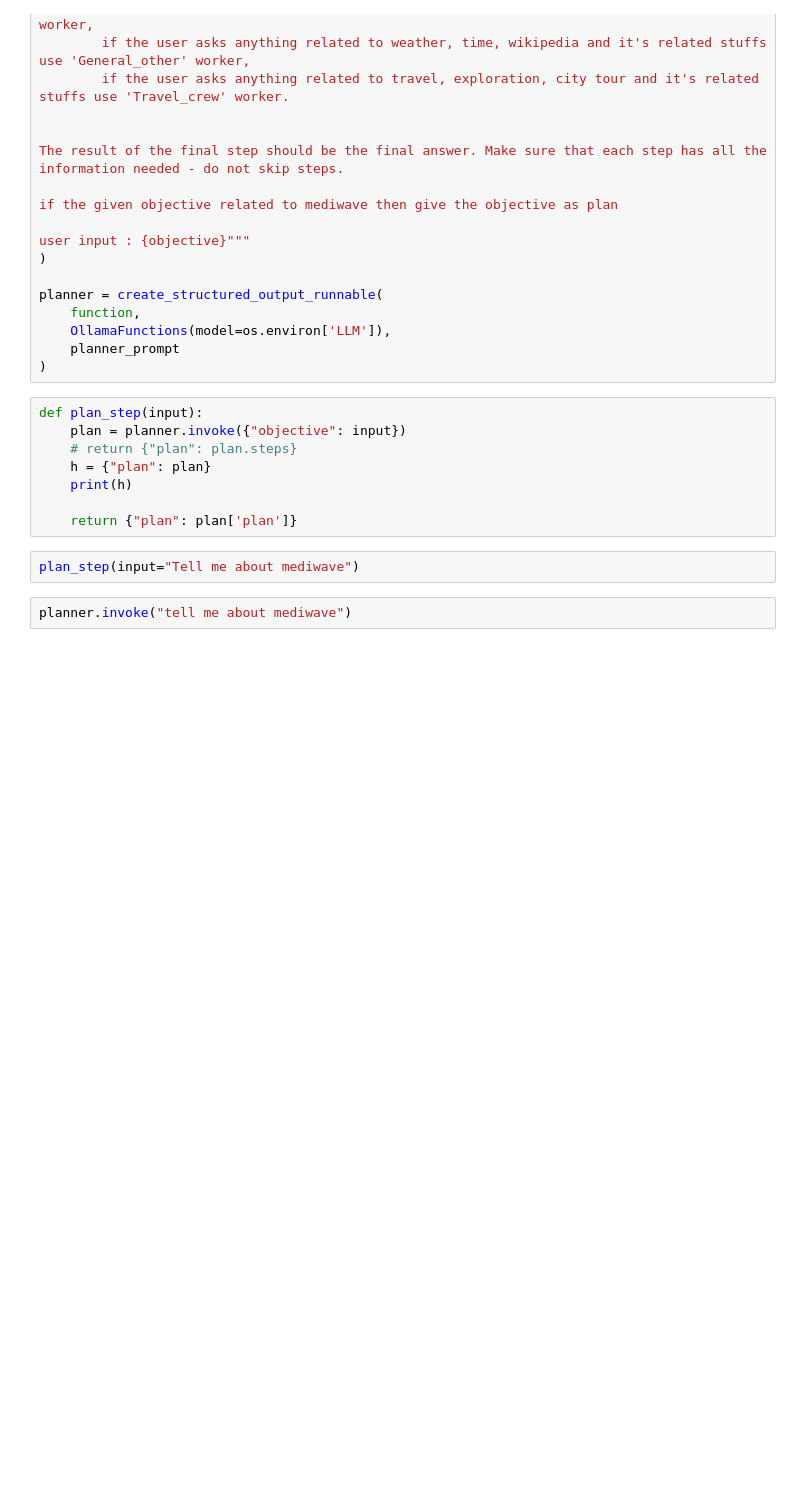
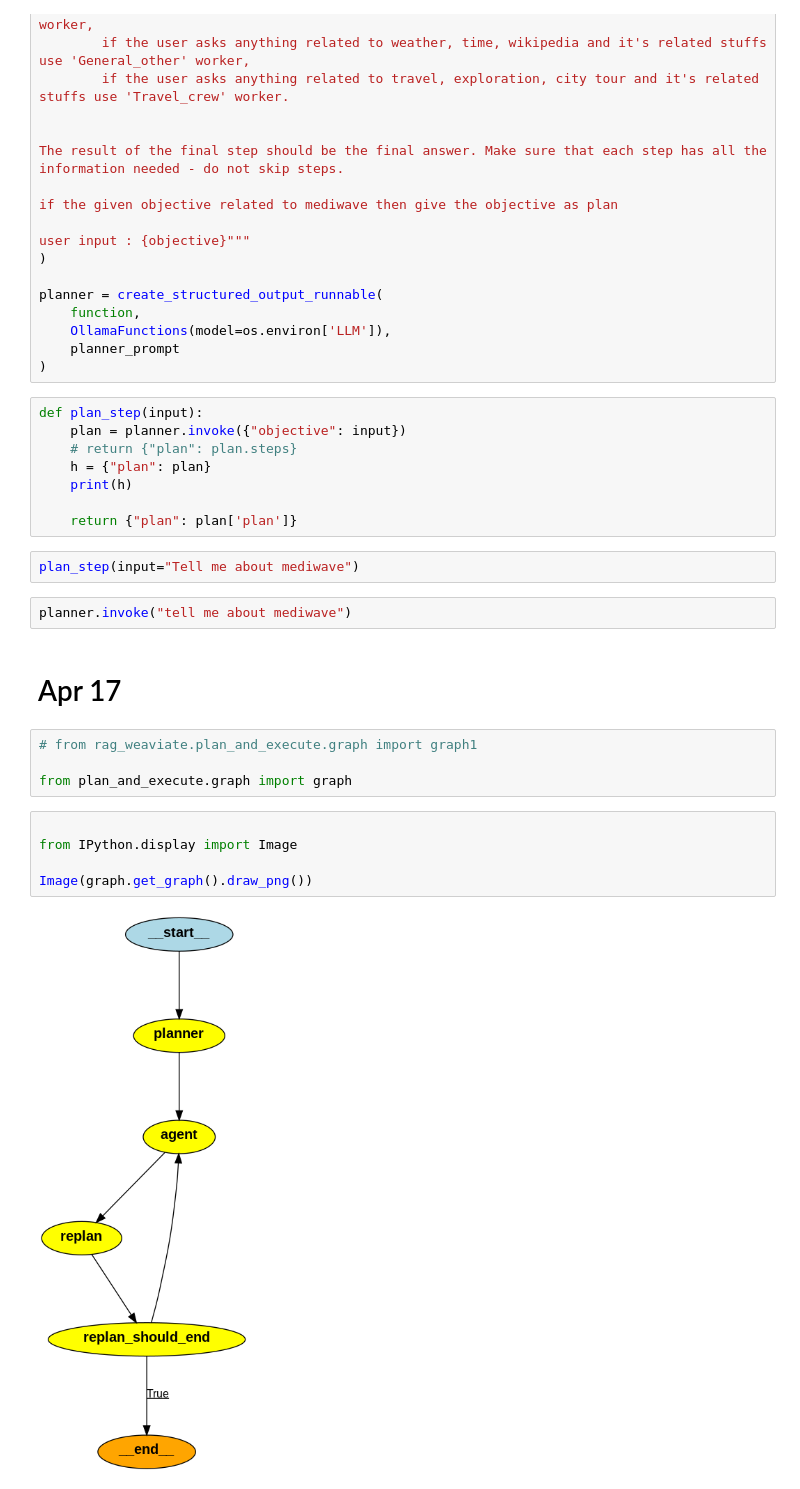
Before and after one commit to amaithi-mediwave/lang-state-crewai, a Jupyter notebook: packages/rag-weaviate/scratch.ipynb, the cells around one changed output. Drawn from its saved outputs; the diff is of its cells as text; blank space fills up the shorter version.

```diff
--- a/scratch.ipynb
+++ b/packages/rag-weaviate/scratch.ipynb
@@ -1616,3 +1794,16 @@ def plan_step(input):
 plan_step(input="Tell me about mediwave")
 # %%
 planner.invoke("tell me about mediwave")
+# %% [markdown]
+# Apr 17
+# %%
+# from rag_weaviate.plan_and_execute.graph import graph1
+
+from plan_and_execute.graph import graph
+# %%
+
+from IPython.display import Image
+
+Image(graph.get_graph().draw_png())
+# %% [output]
+[figure, added]
```
Also changed, not shown: parts of 14 cells of this notebook, 7 other files.
